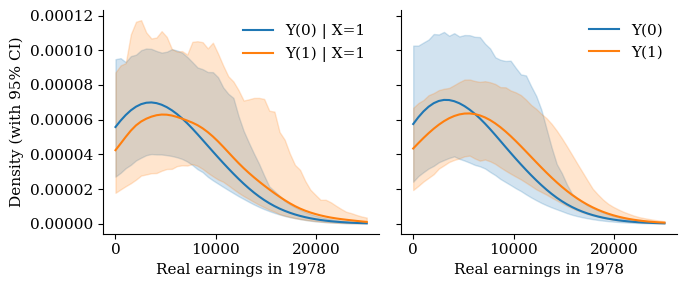
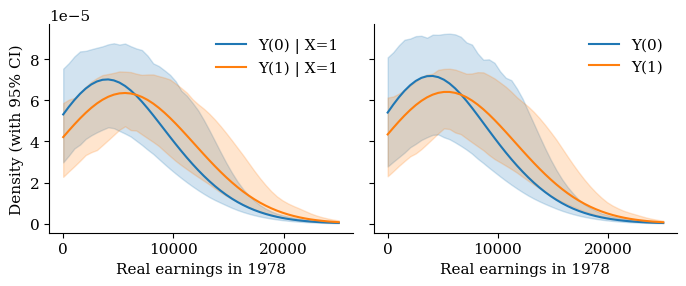
The change to this notebook cell's code, shown as a diff; its figure went from the first image to the second:
--- before
+++ after
@@ -16,8 +16,8 @@
 # Left panel: counterfactual densities among treated
 ax = axes[0]
-ax.plot(y_grid_orig, res_tt_control['x_0']['mean'] / sig_y, label = "Y(0) | X=1", color='tab:blue')
-ax.fill_between(y_grid_orig, res_tt_control['x_0']['low'] / sig_y, res_tt_control['x_0']['high'] / sig_y, color='tab:blue', alpha=0.2)
-ax.plot(y_grid_orig, res_tt_treated['x_0']['mean'] / sig_y, label = "Y(1) | X=1", color='tab:orange')
-ax.fill_between(y_grid_orig, res_tt_treated['x_0']['low'] / sig_y, res_tt_treated['x_0']['high'] / sig_y, color='tab:orange', alpha=0.2)
+ax.plot(y_grid_orig, res_tt['x_0']['mean'] / sig_y, label = "Y(0) | X=1", color='tab:blue')
+ax.fill_between(y_grid_orig, res_tt['x_0']['low'] / sig_y, res_tt['x_0']['high'] / sig_y, color='tab:blue', alpha=0.2)
+ax.plot(y_grid_orig, res_tt['x_1']['mean'] / sig_y, label = "Y(1) | X=1", color='tab:orange')
+ax.fill_between(y_grid_orig, res_tt['x_1']['low'] / sig_y, res_tt['x_1']['high'] / sig_y, color='tab:orange', alpha=0.2)
 ax.set_xlabel("Real earnings in 1978")
 ax.set_ylabel("Density (with 95% CI)")

Commit: Fixed treated att outcome